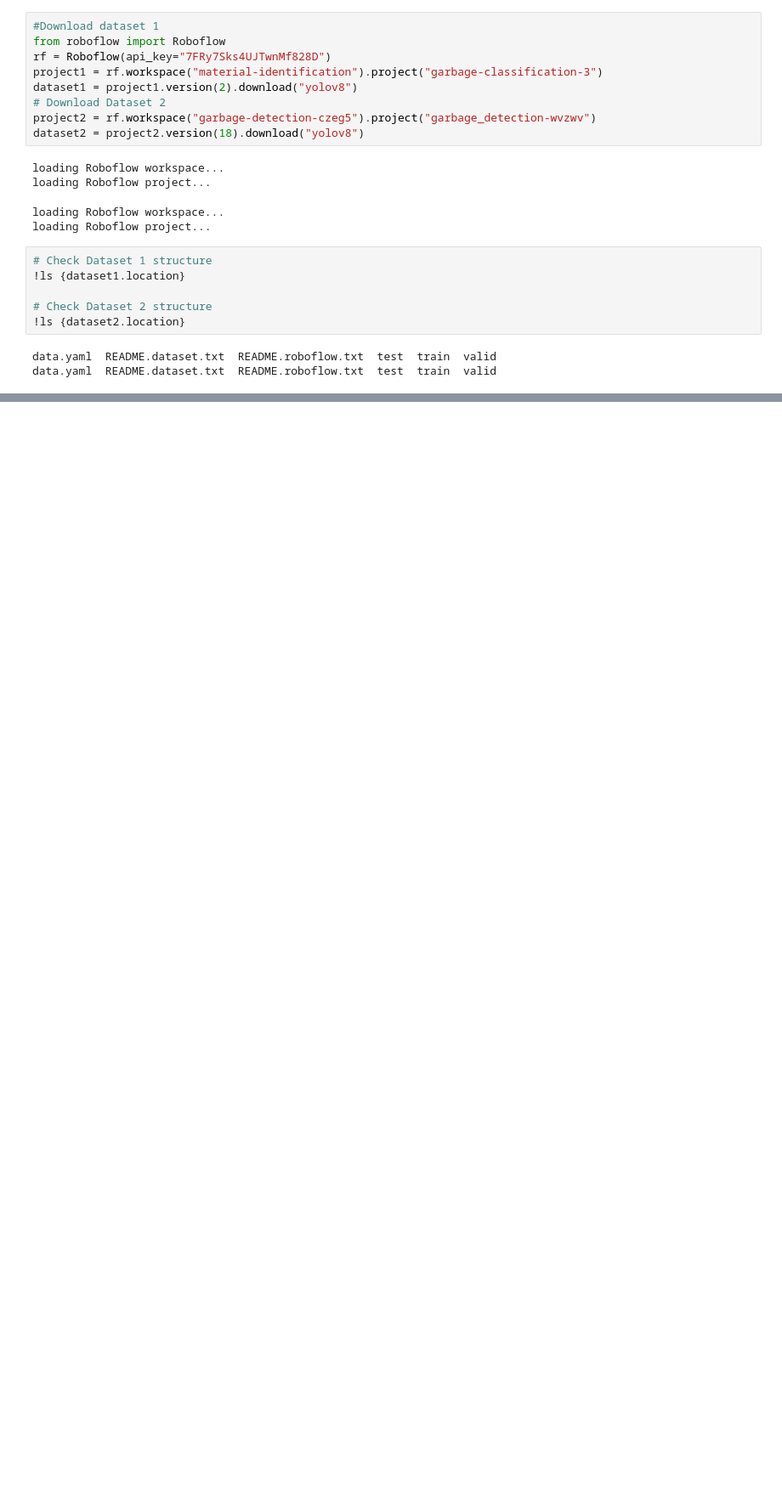
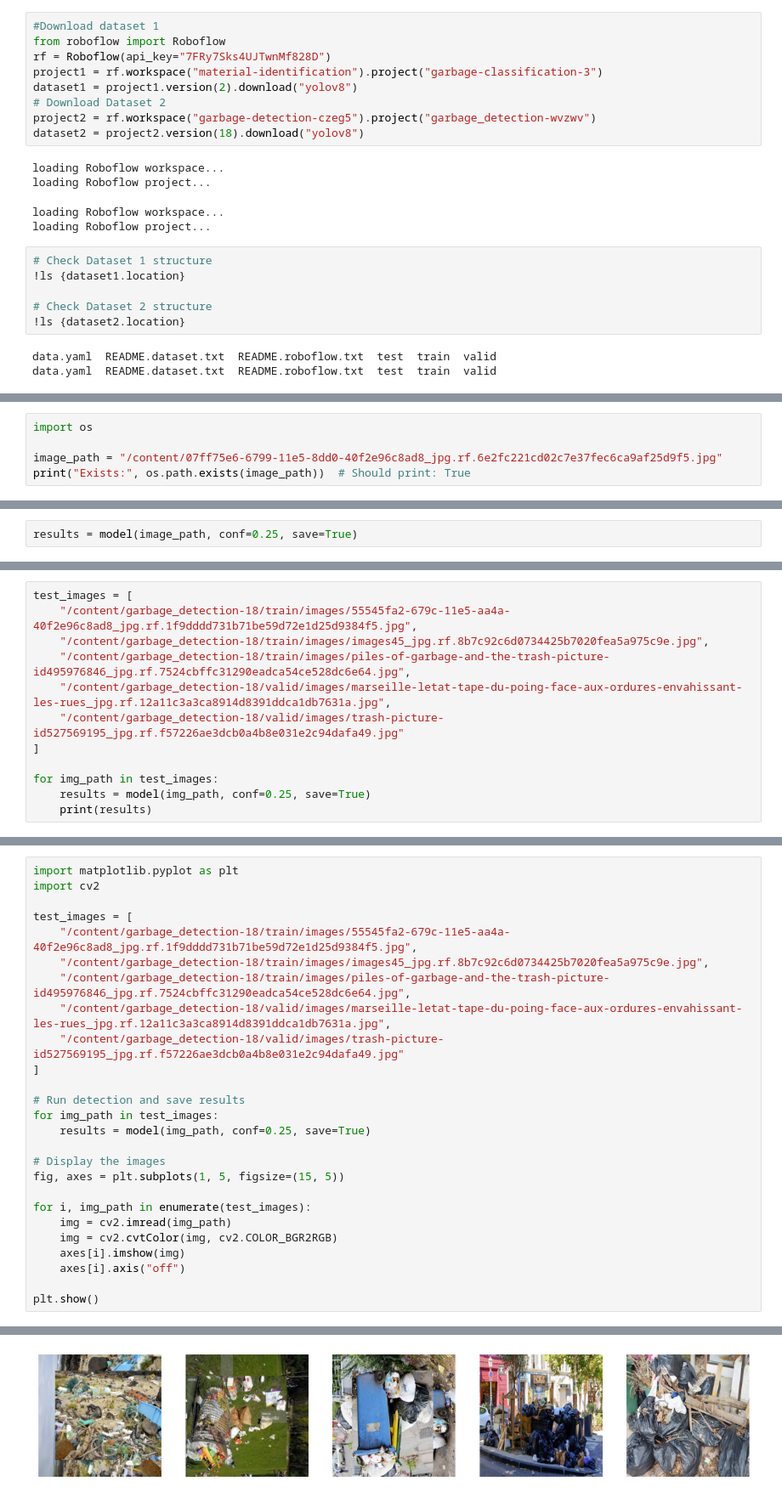
Before and after one commit to Gitjimii/Suji-Official-repo, a Jupyter notebook: YOLOV8_TRAIN.ipynb, the cells around one changed output, grey strips where cells are left out. Shown at 85% size. Saved outputs shown, nothing was run; the diff lists cells and outputs as text; blank space fills up the shorter version.

Commit message:
Created using Colab - detection working as of 20-2-25

```diff
--- a/YOLOV8_TRAIN.ipynb
+++ b/YOLOV8_TRAIN.ipynb
@@ -164,0 +157,5 @@ FileNotFoundError: [Errno 2] No such file or directory: 'runs/detect/train/weigh
+# %%
+import os
+
+image_path = "/content/07ff75e6-6799-11e5-8dd0-40f2e96c8ad8_jpg.rf.6e2fc221cd02c7e37fec6ca9af25d9f5.jpg"
+print("Exists:", os.path.exists(image_path))  # Should print: True
@@ -164,0 +164,2 @@ FileNotFoundError: [Errno 2] No such file or directory: 'runs/detect/train/weigh
+# %%
+results = model(image_path, conf=0.25, save=True)
@@ -164,0 +211,12 @@ FileNotFoundError: [Errno 2] No such file or directory: 'runs/detect/train/weigh
+# %%
+test_images = [
+    "/content/garbage_detection-18/train/images/55545fa2-679c-11e5-aa4a-40f2e96c8ad8_jpg.rf.1f9dddd731b71be59d72e1d25d9384f5.jpg",
+    "/content/garbage_detection-18/train/images/images45_jpg.rf.8b7c92c6d0734425b7020fea5a975c9e.jpg",
+    "/content/garbage_detection-18/train/images/piles-of-garbage-and-the-trash-picture-id495976846_jpg.rf.7524cbffc31290eadca54ce528dc6e64.jpg",
+    "/content/garbage_detection-18/valid/images/marseille-letat-tape-du-poing-face-aux-ordures-envahissant-les-rues_jpg.rf.12a11c3a3ca8914d8391ddca1db7631a.jpg",
+    "/content/garbage_detection-18/valid/images/trash-picture-id527569195_jpg.rf.f57226ae3dcb0a4b8e031e2c94dafa49.jpg"
+]
+
+for img_path in test_images:
+    results = model(img_path, conf=0.25, save=True)
+    print(results)
@@ -164,0 +241,27 @@ FileNotFoundError: [Errno 2] No such file or directory: 'runs/detect/train/weigh
+# %%
+import matplotlib.pyplot as plt
+import cv2
+
+test_images = [
+    "/content/garbage_detection-18/train/images/55545fa2-679c-11e5-aa4a-40f2e96c8ad8_jpg.rf.1f9dddd731b71be59d72e1d25d9384f5.jpg",
+    "/content/garbage_detection-18/train/images/images45_jpg.rf.8b7c92c6d0734425b7020fea5a975c9e.jpg",
+    "/content/garbage_detection-18/train/images/piles-of-garbage-and-the-trash-picture-id495976846_jpg.rf.7524cbffc31290eadca54ce528dc6e64.jpg",
+    "/content/garbage_detection-18/valid/images/marseille-letat-tape-du-poing-face-aux-ordures-envahissant-les-rues_jpg.rf.12a11c3a3ca8914d8391ddca1db7631a.jpg",
+    "/content/garbage_detection-18/valid/images/trash-picture-id527569195_jpg.rf.f57226ae3dcb0a4b8e031e2c94dafa49.jpg"
+]
+
+# Run detection and save results
+for img_path in test_images:
+    results = model(img_path, conf=0.25, save=True)
+
+# Display the images
+fig, axes = plt.subplots(1, 5, figsize=(15, 5))
+
+for i, img_path in enumerate(test_images):
+    img = cv2.imread(img_path)
+    img = cv2.cvtColor(img, cv2.COLOR_BGR2RGB)
+    axes[i].imshow(img)
+    axes[i].axis("off")
+
+plt.show()
+# %% [output]
@@ -164,0 +287 @@ FileNotFoundError: [Errno 2] No such file or directory: 'runs/detect/train/weigh
+[figure, added]
```
Also changed, not shown: parts of 18 cells of this notebook.
